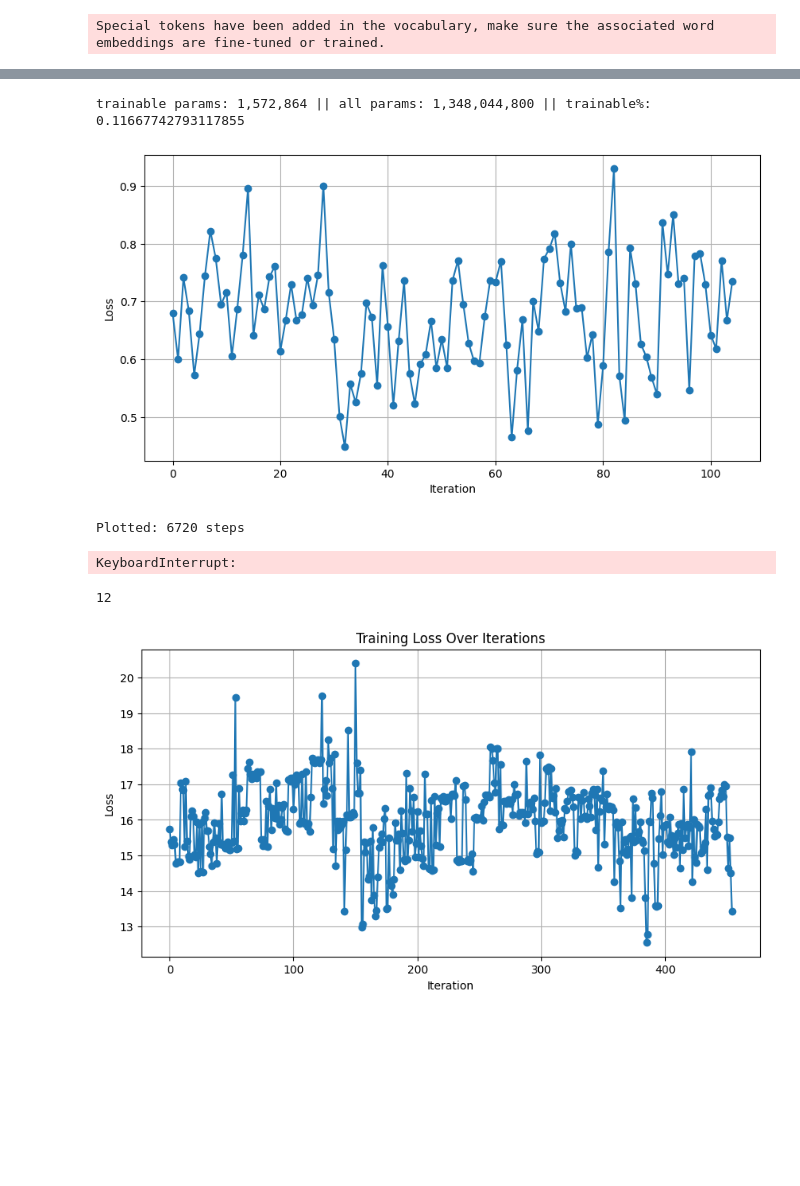
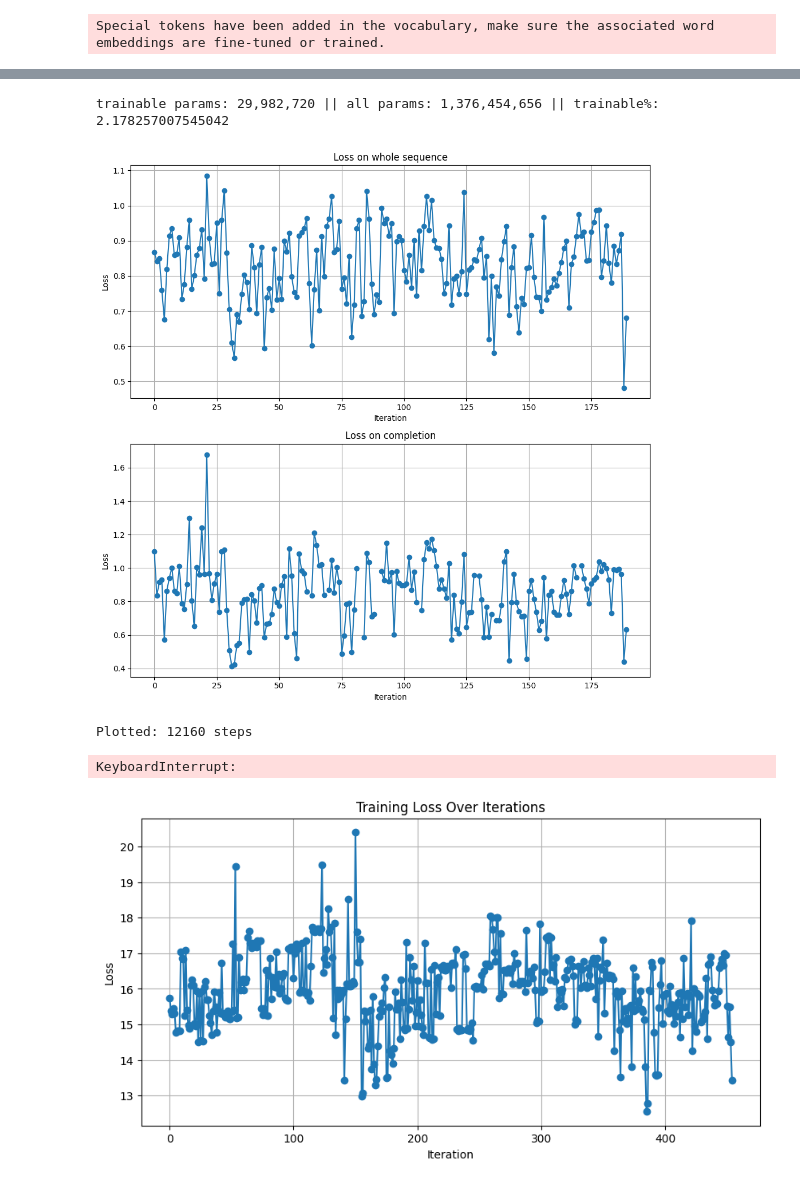
Before and after one commit to JetBrains-Research/lca-solvers, a Jupyter notebook: finetune/Finetuning with LoRA.ipynb, the cells around one changed output, grey strips where cells are left out. Drawn from its saved outputs; the diff is of its cells as text; code cells hidden in the pictures; blank space fills up the shorter version.

Commit message:
better parameters, changed output of compose_input_sequence, added loss for completion

```diff
--- a/finetune/Finetuning with LoRA.ipynb
+++ b/finetune/Finetuning with LoRA.ipynb
@@ -126,19 +202,19 @@ Special tokens have been added in the vocabulary, make sure the associated word
 # %%
 # ds = load_dataset('JetBrains-Research/context-py-train', 'path_distance_relevant', cache_dir = '/mnt/data2/shared-data/lca/hf_cache2/')
 peft_config = LoraConfig(
-    task_type=TaskType.CAUSAL_LM, inference_mode=False, r=8, lora_alpha=32, lora_dropout=0.1
+    task_type=TaskType.CAUSAL_LM, inference_mode=False, r=32, lora_alpha=32, lora_dropout=0.1, target_modules='all-linear'
 )
 
 model_lora = get_peft_model(model, peft_config)
 model_lora.print_trainable_parameters()
 criterion = CrossEntropyLoss()
 # %% [output]
-trainable params: 1,572,864 || all params: 1,348,044,800 || trainable%: 0.11667742793117855
+trainable params: 29,982,720 || all params: 1,376,454,656 || trainable%: 2.178257007545042
 # %%
 #6000 tokens => OOM
 ACCUM_STEPS_NUM = 64
-CONTEXT_MAX_LEN_CHARS = 16000
-CONTEXT_MAX_LEN_TOKENS = 4000
+CONTEXT_MAX_LEN_CHARS = 5000
+CONTEXT_MAX_LEN_TOKENS = 2000
 # %%
 optimizer = AdamW(model_lora.parameters(), lr=5e-5)
 # %%
@@ -164,7 +240,7 @@ def compose_input_sequence(dp: DatapointComposed, max_len: int, context_ratio: f
     else:
         context_trimmed = context
 
-    return context_trimmed + '\n---------CONTEXT SEPARATOR---------\n' + completion_trimmed
+    return context_trimmed + completion_trimmed, len(completion_trimmed)
 # %%
 import matplotlib.pyplot as plt
 from IPython.display import display, clear_output
@@ -180,58 +268,74 @@ def live_plot(data, figsize=(10,5), title=''):
     plt.show()
 # %%
 torch.cuda.empty_cache()
-total_loss = 0
+total_whole_input_loss = 0
+total_completion_loss = 0
 total_tokens = 0
-train_losses = []
-curr_train_loss = []
+total_completion_tokens = 0
+train_losses_whole_input = []
+curr_train_loss_whole_input = []
+train_losses_completion = []
+curr_train_loss_completion = []
 for idx, hf_dp in enumerate(loader.get_datapoint_iterator()):
     # torch.cuda.empty_cache()
     # if idx > 20:
     #     break
 
     dp = DatapointComposed.from_hf_datapoint(hf_dp.dp)
-    context = compose_input_sequence(dp, max_len = CONTEXT_MAX_LEN_CHARS, context_ratio=0.95)
-    # context = context[-15000:]
+    context, completion_length = compose_input_sequence(dp, max_len = CONTEXT_MAX_LEN_CHARS, context_ratio=0.75)
     inputs = tokenizer(context, return_tensors="pt").to(model.device)
+    context_inputs = tokenizer(context[:-completion_length])
+    context_input_len=len(context_inputs['input_ids'])+1 # +1 is just in case
     inputs['input_ids'] =inputs['input_ids'][:,-CONTEXT_MAX_LEN_TOKENS:]
     inputs['attention_mask'] =inputs['attention_mask'][:,-CONTEXT_MAX_LEN_TOKENS:]
     outputs = model_lora.forward(**inputs)
-    # print(outputs['logits'].shape)
-    # print(inputs['input_ids'].shape)
-    # print(inputs['attention_mask'].shape)
     logits_size = outputs['logits'].size(-1)
+    loss_completion = criterion(outputs['logits'].view(-1, outputs['logits'].size(-1))[context_input_len:-1, :], inputs['input_ids'].view(-1)[context_input_len+1:])
+    # print(context_input_len)
+    # print(loss.item())
+
+    loss_completion.backward()
+    detached_logits = outputs['logits'].detach()
+
     # for 0 output logit we have corresponding 1st input
-    loss = criterion(outputs['logits'].view(-1, outputs['logits'].size(-1))[:-1, :], inputs['input_ids'].view(-1)[1:])
-    loss.backward()
+    loss_whole_input = criterion(detached_logits.view(-1, detached_logits.size(-1))[:-1, :], inputs['input_ids'].view(-1)[1:])
+
+
     if (idx+1) % ACCUM_STEPS_NUM ==0:
-        train_losses.append(sum(curr_train_loss)/len(curr_train_loss))
-        curr_train_loss = []
+        train_losses_whole_input.append(sum(curr_train_loss_whole_input)/len(curr_train_loss_whole_input))
+        train_losses_completion.append(sum(curr_train_loss_completion)/len(curr_train_loss_completion))
+        curr_train_loss_whole_input = []
+        curr_train_loss_completion=[]
         for param in model_lora.parameters():
             if param.requires_grad:
                 if param.grad is not None:
                     param.grad /= ACCUM_STEPS_NUM
 
         optimizer.step()
         optimizer.zero_grad()
 
     if (idx+1) % (ACCUM_STEPS_NUM*5) ==0:
-        live_plot(train_losses)
+        live_plot(train_losses_whole_input, train_losses_completion)
         print(f"Plotted: {(idx+1)} steps")
 
 
-    curr_train_loss.append(loss.item())
-    total_loss += loss.item() * (inputs['input_ids'].size(0)-1)  # Accumulate scaled loss
-    total_tokens += (inputs['input_ids'].numel()-1)  # Count tokens processed
+    curr_train_loss_whole_input.append(loss_whole_input.item())
+    curr_train_loss_completion.append(loss_completion.item())
+    total_whole_input_loss += loss_whole_input.item() * (inputs['input_ids'].size(0)-1)  # Accumulate scaled loss
+    total_completion_loss += loss_completion.item() * (inputs['input_ids'].size(0)- context_input_len -1)  # Accumulate scaled loss
+    total_tokens += len(inputs['input_ids']) - 1  # Count tokens processed
+    total_completion_tokens += len(inputs['input_ids']) - context_input_len - 1
     # TODO validation
 
-avg_loss = total_loss / total_tokens
+avg_loss = total_whole_input_loss / total_tokens
 perplexity = math.exp(avg_loss)  # Calculate perplexity as exp of the average loss
+
+avg_completion_loss = total_completion_loss / total_completion_tokens
+perplexity = math.exp(avg_completion_loss)
 # %% [output]
-[figure, old version]
+[figure, new version]
-Plotted: 6720 steps
+Plotted: 12160 steps
 KeyboardInterrupt:
 # %%
-print(len(train_losses))
+# print(len(train_losses))
-# %% [output]
-12
 # %%
```
Also changed, not shown: parts of 5 cells of this notebook.
